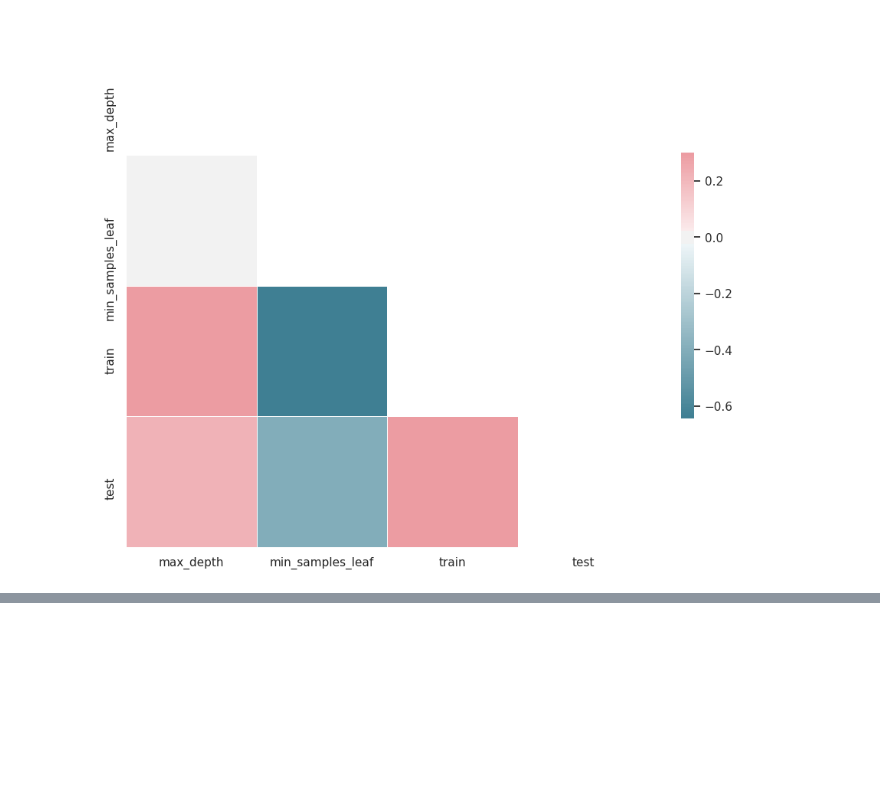
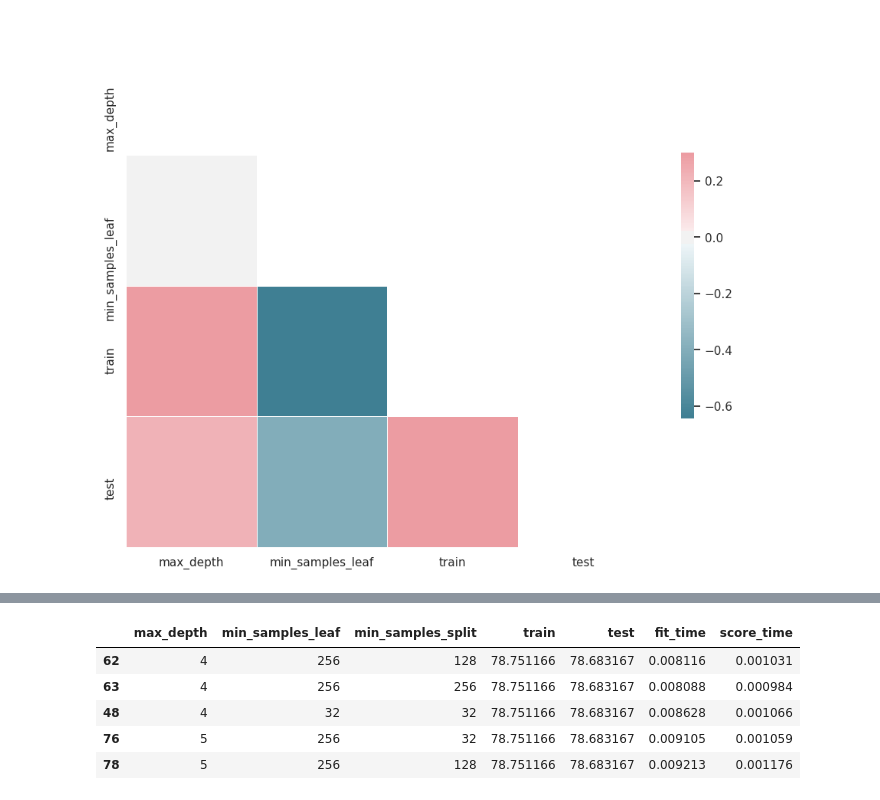
Before and after one commit to C3P0gan/Tutorials, a Jupyter notebook: Alura/Formacao_Machine_Learning/Machine_Learning_parte1/Introdução_a_Machine_Learning_Otimização.ipynb, the cells around one changed output, grey strips where cells are left out. Cells and saved outputs as stored; diff of their text form; code cells hidden in the pictures; blank space fills up the shorter version.

```diff
--- a/Alura/Formacao_Machine_Learning/Machine_Learning_parte1/Introdução_a_Machine_Learning_Otimização.ipynb
+++ b/Alura/Formacao_Machine_Learning/Machine_Learning_parte1/Introdução_a_Machine_Learning_Otimização.ipynb
@@ -478,0 +516,9 @@ sns.heatmap(corr, mask=mask, cmap=cmap, vmax=.3, center=0,
+# %%
+resultados.sort_values("test", ascending=False).head()
+# %% [output]
+|  | max_depth | min_samples_leaf | min_samples_split | train | test | fit_time | score_time |
+| 62 | 4 | 256 | 128 | 78.751166 | 78.683167 | 0.008116 | 0.001031 |
+| 63 | 4 | 256 | 256 | 78.751166 | 78.683167 | 0.008088 | 0.000984 |
+| 48 | 4 | 32 | 32 | 78.751166 | 78.683167 | 0.008628 | 0.001066 |
+| 76 | 5 | 256 | 32 | 78.751166 | 78.683167 | 0.009105 | 0.001059 |
+| 78 | 5 | 256 | 128 | 78.751166 | 78.683167 | 0.009213 | 0.001176 |
```
Also changed, not shown: parts of 6 cells of this notebook.
